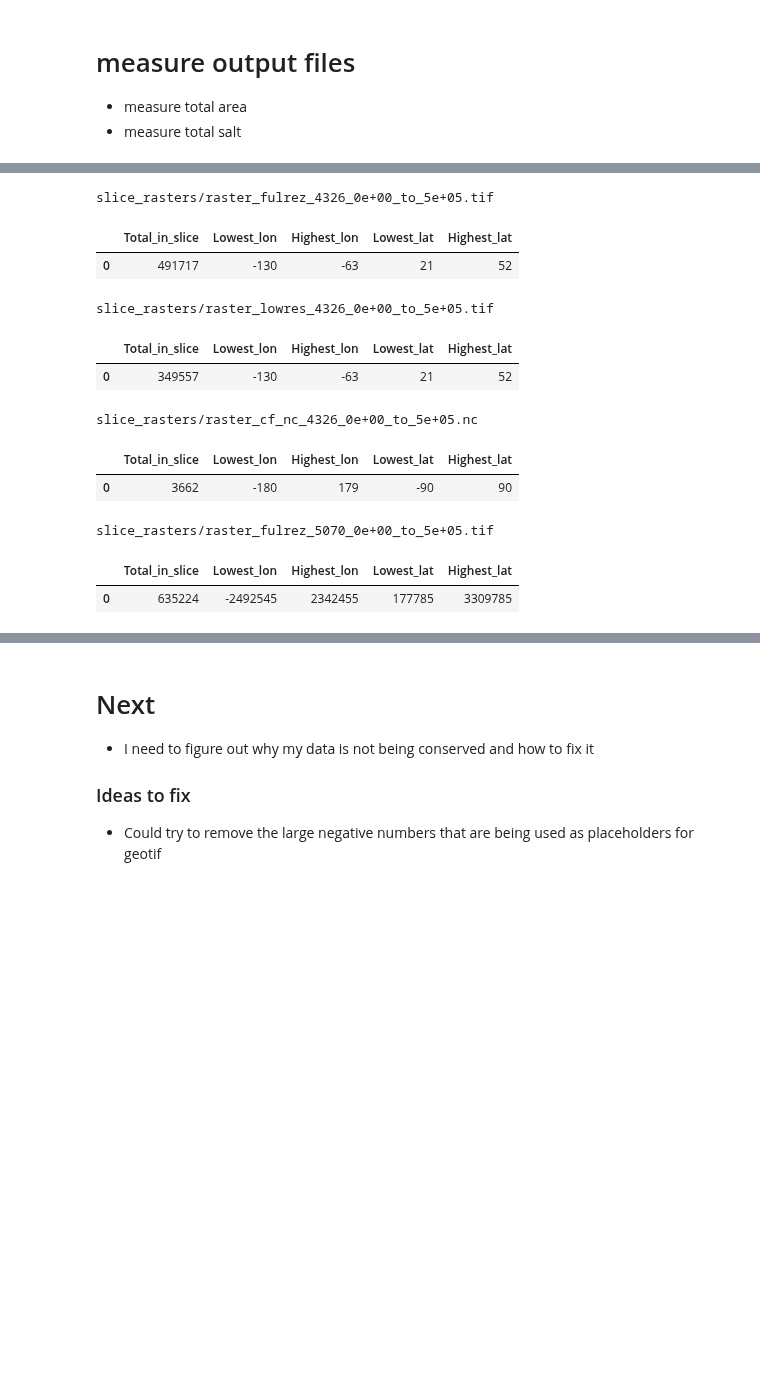
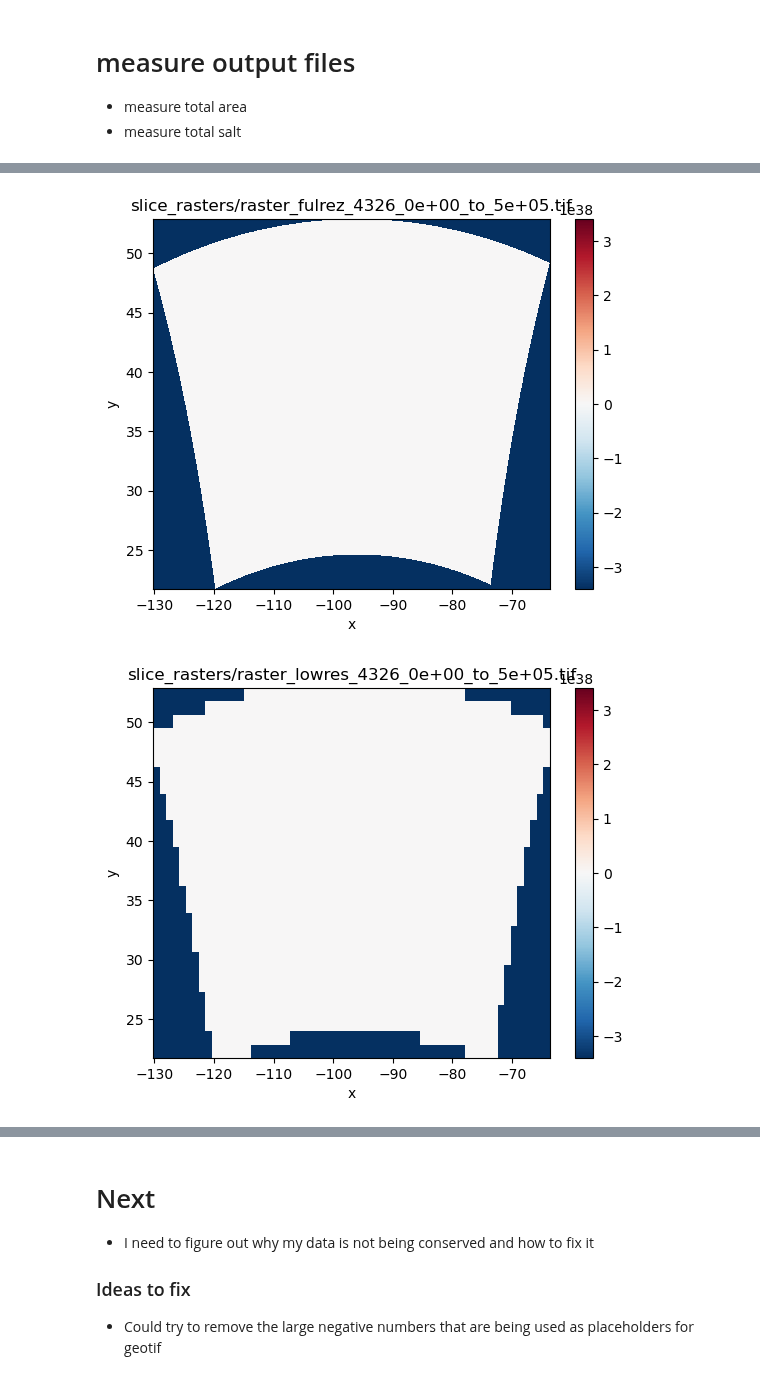
Before and after one commit to toddclark000/Shuying_salt, a Jupyter notebook: conservation_test.ipynb, the cells around one changed output, grey strips where cells are left out. Cells and saved outputs as stored; diff of their text form; code cells hidden in the pictures; blank space fills up the shorter version.

```diff
--- a/conservation_test.ipynb
+++ b/conservation_test.ipynb
@@ -115,20 +120,21 @@ stats.to_csv(f"slice_stats/stats_{resolutions[0]}_{epsg_s[0]}_{slices[0]:.0e}_to
 
 
 fulrez_4326_path = f"slice_rasters/raster_{resolutions[0]}_{epsg_s[1]}_{slices[0]:.0e}_to_{slices[1]:.0e}.tif"
+fulrez_4326_path_none_with_0 = f"slice_rasters/raster_{resolutions[0]}_{epsg_s[1]}_{slices[0]:.0e}_to_{slices[1]:.0e}_none_with_0.tif"
 lowrez_4326_path = f"slice_rasters/raster_{resolutions[1]}_{epsg_s[1]}_{slices[0]:.0e}_to_{slices[1]:.0e}.tif"
 output_nc_path = f"slice_rasters/raster_{resolutions[2]}_{epsg_s[1]}_{slices[0]:.0e}_to_{slices[1]:.0e}.nc"
 input_tif_5070_path = f"slice_rasters/raster_{resolutions[0]}_{epsg_s[0]}_{slices[0]:.0e}_to_{slices[1]:.0e}.tif"
 tif_5070_path_none_with_0 = f"slice_rasters/raster_{resolutions[0]}_{epsg_s[0]}_{slices[0]:.0e}_to_{slices[1]:.0e}_none_with_0.tif"
 template_path = r"template_data/dust_emissions_05.20210906.nc"
 
-tif_to_nc(fulrez_4326_path, lowrez_4326_path, output_nc_path, input_tif_5070_path, tif_5070_path_none_with_0, template_path, scaling_factor=scaling_factor)
+tif_to_nc(fulrez_4326_path, lowrez_4326_path, output_nc_path, input_tif_5070_path, tif_5070_path_none_with_0, fulrez_4326_path_none_with_0, template_path, scaling_factor=scaling_factor)
 
-# run regrading without replacing nun-values
-fulrez_4326_path_with_none_values = f"slice_rasters_with_none_values/raster_{resolutions[0]}_{epsg_s[1]}_{slices[0]:.0e}_to_{slices[1]:.0e}.tif"
-lowrez_4326_path_with_none_values = f"slice_rasters_with_none_values/raster_{resolutions[1]}_{epsg_s[1]}_{slices[0]:.0e}_to_{slices[1]:.0e}.tif"
-output_nc_path_with_none_values = f"slice_rasters_with_none_values/raster_{resolutions[2]}_{epsg_s[1]}_{slices[0]:.0e}_to_{slices[1]:.0e}.nc"
-#input_tif_5070_path_with_none_values = f"slice_rasters_with_none_values/raster_{resolutions[0]}_{epsg_s[0]}_{slices[0]:.0e}_to_{slices[1]:.0e}.tif"
-template_path_with_none_values = r"template_data/dust_emissions_05.20210906.nc"
+# # run regrading without replacing nun-values
+# fulrez_4326_path_with_none_values = f"slice_rasters_with_none_values/raster_{resolutions[0]}_{epsg_s[1]}_{slices[0]:.0e}_to_{slices[1]:.0e}.tif"
+# lowrez_4326_path_with_none_values = f"slice_rasters_with_none_values/raster_{resolutions[1]}_{epsg_s[1]}_{slices[0]:.0e}_to_{slices[1]:.0e}.tif"
+# output_nc_path_with_none_values = f"slice_rasters_with_none_values/raster_{resolutions[2]}_{epsg_s[1]}_{slices[0]:.0e}_to_{slices[1]:.0e}.nc"
+# #input_tif_5070_path_with_none_values = f"slice_rasters_with_none_values/raster_{resolutions[0]}_{epsg_s[0]}_{slices[0]:.0e}_to_{slices[1]:.0e}.tif"
+# template_path_with_none_values = r"template_data/dust_emissions_05.20210906.nc"
 
-tif_to_nc_without_replacing_zeros(fulrez_4326_path_with_none_values, lowrez_4326_path_with_none_values, output_nc_path_with_none_values, input_tif_5070_path, template_path_with_none_values)
+# tif_to_nc_without_replacing_zeros(fulrez_4326_path_with_none_values, lowrez_4326_path_with_none_values, output_nc_path_with_none_values, input_tif_5070_path, template_path_with_none_values, scaling_factor = scaling_factor)
 # %% [output]
@@ -180,41 +178,34 @@ slice_rasters/raster_fulrez_5070_0e+00_to_5e+05.tif
 # %%
 # open file
-paths = fulrez_4326_path, lowrez_4326_path, output_nc_path, input_tif_5070_path
+paths = fulrez_4326_path, lowrez_4326_path,  input_tif_5070_path, tif_5070_path_none_with_0, fulrez_4326_path_none_with_0 #output_nc_path,
 
 for path in paths:
     #open transformed slice
     xr_array = rioxarray.open_rasterio(path)
-    xr_array = xr_array.where(xr_array != xr_array._FillValue)
+    plt.figure()
+    xr_array.plot()
+    plt.title(path)
+    #xr_array = xr_array.where(xr_array < 0 , 0)#!= xr_array._FillValue)
 
-    #compute stats for slice
-    #TODO: I NEED TO FIGURE OUT HOW TO NAME MY DATA FRAME
-    stats = pd.DataFrame({
-    "Total_in_slice":int(xr_array.sum()),
-    "Lowest_lon":int(xr_array.x.min()),
-    "Highest_lon":int(xr_array.x.max()),
-    "Lowest_lat":int(xr_array.y.min()),
-    "Highest_lat":int(xr_array.y.max())
-    }, index = [0])
+    # #compute stats for slice
+    # #TODO: I NEED TO FIGURE OUT HOW TO NAME MY DATA FRAME
+    # stats = pd.DataFrame({
+    # "Total_in_slice":int(xr_array.sum()),
+    # "Lowest_lon":int(xr_array.x.min()),
+    # "Highest_lon":int(xr_array.x.max()),
+    # "Lowest_lat":int(xr_array.y.min()),
+    # "Highest_lat":int(xr_array.y.max())
+    # }, index = [0])
 
-    print(path)
-    display(stats)
+    # print(path)
+    # display(stats)
 
-    #output stats
-    #TODO: I need to fix the naming of the output file
-    stats.to_csv(f"slice_stats/stats_{resolutions[0]}_{epsg_s[0]}_{slices[0]:.0e}_to_{slices[1]:.0e}.csv")
+    # #output stats
+    # #TODO: I need to fix the naming of the output file
+    # stats.to_csv(f"slice_stats/stats_{resolutions[0]}_{epsg_s[0]}_{slices[0]:.0e}_to_{slices[1]:.0e}.csv")
 
 xr_array = rioxarray.open_rasterio(input_tif_5070_path)
 xr_array = xr_array.where(xr_array != xr_array._FillValue)
 # %% [output]
-slice_rasters/raster_fulrez_4326_0e+00_to_5e+05.tif
-|  | Total_in_slice | Lowest_lon | Highest_lon | Lowest_lat | Highest_lat |
-| 0 | 491717 | -130 | -63 | 21 | 52 |
-slice_rasters/raster_lowres_4326_0e+00_to_5e+05.tif
-|  | Total_in_slice | Lowest_lon | Highest_lon | Lowest_lat | Highest_lat |
-| 0 | 349557 | -130 | -63 | 21 | 52 |
-slice_rasters/raster_cf_nc_4326_0e+00_to_5e+05.nc
-|  | Total_in_slice | Lowest_lon | Highest_lon | Lowest_lat | Highest_lat |
-| 0 | 3662 | -180 | 179 | -90 | 90 |
-slice_rasters/raster_fulrez_5070_0e+00_to_5e+05.tif
-|  | Total_in_slice | Lowest_lon | Highest_lon | Lowest_lat | Highest_lat |
-| 0 | 635224 | -2492545 | 2342455 | 177785 | 3309785 |
+[figure, added]
+[figure, added]
```
Also changed, not shown: parts of 7 cells of this notebook, 11 other files.
